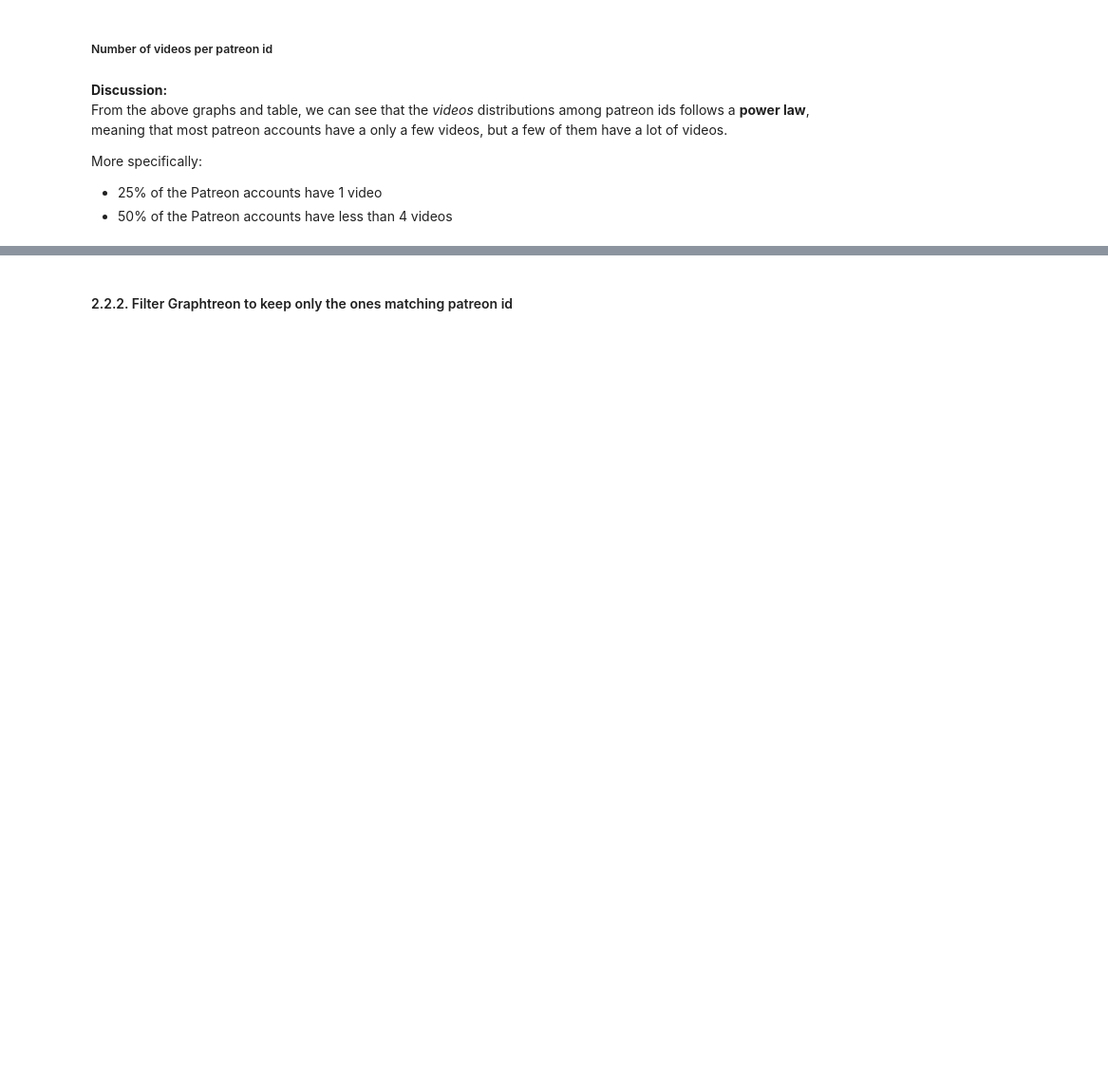
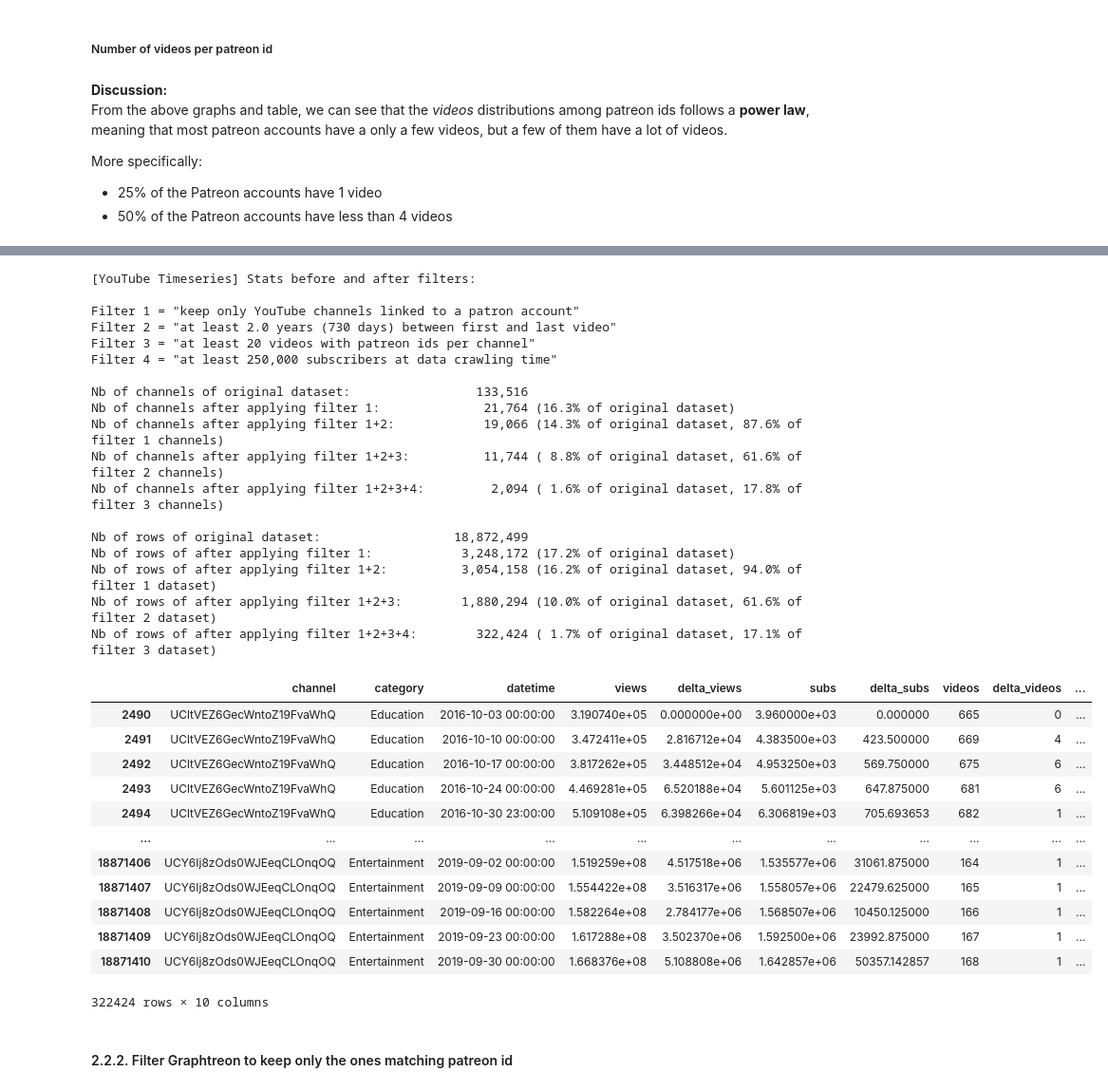
Before and after one commit to epfl-dlab/patronage_youtube, a Jupyter notebook: patronage_youtube.ipynb, the cells around one changed output, grey strips where cells are left out. Shown at 95% size. Saved outputs shown, nothing was run; the diff lists cells and outputs as text; code cells hidden in the pictures; blank space fills up the shorter version.

Commit message:
restrict YouTube channels according to 4 criteria

```diff
--- a/patronage_youtube.ipynb
+++ b/patronage_youtube.ipynb
@@ -754,0 +895,6 @@ chan_cnt_per_patreon_id.reset_index()
+# %%
+# Apply filter 1: retain only the YT channels that exist in the filtered YT metadata dataset (need to first load df_yt_metadata_pt and yt_pt_channel_list in 2.2.1)
+df_yt_timeseries_filt1 = df_yt_timeseries[df_yt_timeseries['channel'].isin(yt_pt_channel_list)]
+yt_ts_uniq_chan_filt1_cnt = df_yt_timeseries_filt1['channel'].nunique()
+
+# df_yt_timeseries_filt1.head()
@@ -754,0 +939,14 @@ chan_cnt_per_patreon_id.reset_index()
+# %%
+# Need to first load data_per_channel (aggregates per channel in 1.1.2 'Datetime points accross channels' section)
+subs_per_channel = data_per_channel['subs'][['min', 'max']].reset_index()
+
+subs_per_channel_filt4 = subs_per_channel[subs_per_channel['max'] > NB_SUBS]
+
+# get list of unique channels satisfying filter 4
+chan_list_filt_4 = subs_per_channel_filt4['channel'].unique()
+
+# # Apply filter on YT Timeseries dataset: retain only those channels from filt_3 that are in the chan_list_filt_4
+df_yt_timeseries_filt4 = df_yt_timeseries_filt3[df_yt_timeseries_filt3['channel'].isin(chan_list_filt_4)]
+yt_ts_uniq_chan_filt4_cnt = df_yt_timeseries_filt4['channel'].nunique()
+
+# df_yt_timeseries_filt4.head()
@@ -755,3 +957,60 @@ chan_cnt_per_patreon_id.reset_index()
+# %%
+print("[YouTube Timeseries] Stats before and after filters:")
+print()
+
+print("Filter 1 = \"keep only YouTube channels linked to a patron account\"")
+print("Filter 2 = \"at least {:.1f} years ({} days) between first and last video\"".format(pd.Timedelta(MIN_DAYS_DELTA).days/365, pd.Timedelta(MIN_DAYS_DELTA).days))
+print("Filter 3 = \"at least {:,} videos with patreon ids per channel\"".format(NB_PATREON_VIDS))
+print("Filter 4 = \"at least {:,} subscribers at data crawling time\"".format(NB_SUBS))
+print()
+
+print("Nb of channels of original dataset:              {:>10,}".format(yt_ts_uniq_chan_cnt))
+print("Nb of channels after applying filter 1:          {:>10,} ({:5.1%} of original dataset)".format(yt_ts_uniq_chan_filt1_cnt, yt_ts_uniq_chan_filt1_cnt/yt_ts_uniq_chan_cnt))
+print("Nb of channels after applying filter 1+2:        {:>10,} ({:5.1%} of original dataset, {:5.1%} of filter 1 channels)".format(yt_ts_uniq_chan_filt2_cnt, yt_ts_uniq_chan_filt2_cnt/yt_ts_uniq_chan_cnt, yt_ts_uniq_chan_filt2_cnt/yt_ts_uniq_chan_filt1_cnt))
+print("Nb of channels after applying filter 1+2+3:      {:>10,} ({:5.1%} of original dataset, {:5.1%} of filter 2 channels)".format(yt_ts_uniq_chan_filt3_cnt, yt_ts_uniq_chan_filt3_cnt/yt_ts_uniq_chan_cnt, yt_ts_uniq_chan_filt3_cnt/yt_ts_uniq_chan_filt2_cnt))
+print("Nb of channels after applying filter 1+2+3+4:    {:>10,} ({:5.1%} of original dataset, {:5.1%} of filter 3 channels)".format(yt_ts_uniq_chan_filt4_cnt, yt_ts_uniq_chan_filt4_cnt/yt_ts_uniq_chan_cnt, yt_ts_uniq_chan_filt4_cnt/yt_ts_uniq_chan_filt3_cnt))
+print()
+
+print("Nb of rows of original dataset:                  {:>10,}".format(len(df_yt_timeseries)))
+print("Nb of rows of after applying filter 1:           {:>10,} ({:5.1%} of original dataset)".format(len(df_yt_timeseries_filt1), len(df_yt_timeseries_filt1)/len(df_yt_timeseries)))
+print("Nb of rows of after applying filter 1+2:         {:>10,} ({:5.1%} of original dataset, {:5.1%} of filter 1 dataset)".format(len(df_yt_timeseries_filt2), len(df_yt_timeseries_filt2)/len(df_yt_timeseries), len(df_yt_timeseries_filt2)/len(df_yt_timeseries_filt1)))
+print("Nb of rows of after applying filter 1+2+3:       {:>10,} ({:5.1%} of original dataset, {:5.1%} of filter 2 dataset)".format(len(df_yt_timeseries_filt3), len(df_yt_timeseries_filt3)/len(df_yt_timeseries), len(df_yt_timeseries_filt3)/len(df_yt_timeseries_filt2)))
+print("Nb of rows of after applying filter 1+2+3+4:     {:>10,} ({:5.1%} of original dataset, {:5.1%} of filter 3 dataset)".format(len(df_yt_timeseries_filt4), len(df_yt_timeseries_filt4)/len(df_yt_timeseries), len(df_yt_timeseries_filt4)/len(df_yt_timeseries_filt3)))
+
+
+df_yt_timeseries_filt4
+# %% [output]
+[YouTube Timeseries] Stats before and after filters:
+
+Filter 1 = "keep only YouTube channels linked to a patron account"
+Filter 2 = "at least 2.0 years (730 days) between first and last video"
+Filter 3 = "at least 20 videos with patreon ids per channel"
+Filter 4 = "at least 250,000 subscribers at data crawling time"
+
+Nb of channels of original dataset:                 133,516
+Nb of channels after applying filter 1:              21,764 (16.3% of original dataset)
+Nb of channels after applying filter 1+2:            19,066 (14.3% of original dataset, 87.6% of filter 1 channels)
+Nb of channels after applying filter 1+2+3:          11,744 ( 8.8% of original dataset, 61.6% of filter 2 channels)
+Nb of channels after applying filter 1+2+3+4:         2,094 ( 1.6% of original dataset, 17.8% of filter 3 channels)
+
+Nb of rows of original dataset:                  18,872,499
+Nb of rows of after applying filter 1:            3,248,172 (17.2% of original dataset)
+Nb of rows of after applying filter 1+2:          3,054,158 (16.2% of original dataset, 94.0% of filter 1 dataset)
+Nb of rows of after applying filter 1+2+3:        1,880,294 (10.0% of original dataset, 61.6% of filter 2 dataset)
+Nb of rows of after applying filter 1+2+3+4:        322,424 ( 1.7% of original dataset, 17.1% of filter 3 dataset)
+|  | channel | category | datetime | views | delta_views | subs | delta_subs | videos | delta_videos | ... |
+| 2490 | UCltVEZ6GecWntoZ19FvaWhQ | Education | 2016-10-03 00:00:00 | 3.190740e+05 | 0.000000e+00 | 3.960000e+03 | 0.000000 | 665 | 0 | ... |
+| 2491 | UCltVEZ6GecWntoZ19FvaWhQ | Education | 2016-10-10 00:00:00 | 3.472411e+05 | 2.816712e+04 | 4.383500e+03 | 423.500000 | 669 | 4 | ... |
+| 2492 | UCltVEZ6GecWntoZ19FvaWhQ | Education | 2016-10-17 00:00:00 | 3.817262e+05 | 3.448512e+04 | 4.953250e+03 | 569.750000 | 675 | 6 | ... |
+| 2493 | UCltVEZ6GecWntoZ19FvaWhQ | Education | 2016-10-24 00:00:00 | 4.469281e+05 | 6.520188e+04 | 5.601125e+03 | 647.875000 | 681 | 6 | ... |
+| 2494 | UCltVEZ6GecWntoZ19FvaWhQ | Education | 2016-10-30 23:00:00 | 5.109108e+05 | 6.398266e+04 | 6.306819e+03 | 705.693653 | 682 | 1 | ... |
+| ... | ... | ... | ... | ... | ... | ... | ... | ... | ... | ... |
+| 18871406 | UCY6Ij8zOds0WJEeqCLOnqOQ | Entertainment | 2019-09-02 00:00:00 | 1.519259e+08 | 4.517518e+06 | 1.535577e+06 | 31061.875000 | 164 | 1 | ... |
+| 18871407 | UCY6Ij8zOds0WJEeqCLOnqOQ | Entertainment | 2019-09-09 00:00:00 | 1.554422e+08 | 3.516317e+06 | 1.558057e+06 | 22479.625000 | 165 | 1 | ... |
+| 18871408 | UCY6Ij8zOds0WJEeqCLOnqOQ | Entertainment | 2019-09-16 00:00:00 | 1.582264e+08 | 2.784177e+06 | 1.568507e+06 | 10450.125000 | 166 | 1 | ... |
+| 18871409 | UCY6Ij8zOds0WJEeqCLOnqOQ | Entertainment | 2019-09-23 00:00:00 | 1.617288e+08 | 3.502370e+06 | 1.592500e+06 | 23992.875000 | 167 | 1 | ... |
+| 18871410 | UCY6Ij8zOds0WJEeqCLOnqOQ | Entertainment | 2019-09-30 00:00:00 | 1.668376e+08 | 5.108808e+06 | 1.642857e+06 | 50357.142857 | 168 | 1 | ... |
+322424 rows × 10 columns
 # %% [markdown]
 #### 2.2.2. Filter Graphtreon to keep only the ones matching patreon id
 # %%
```
Also changed, not shown: parts of 63 cells of this notebook.
